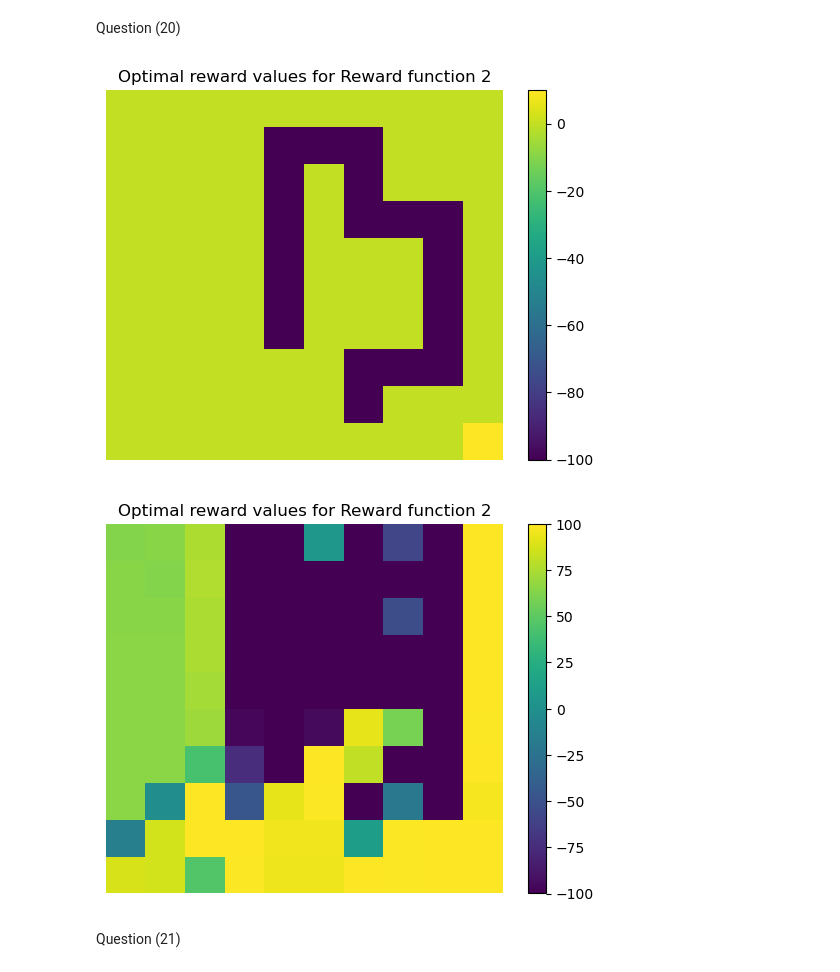
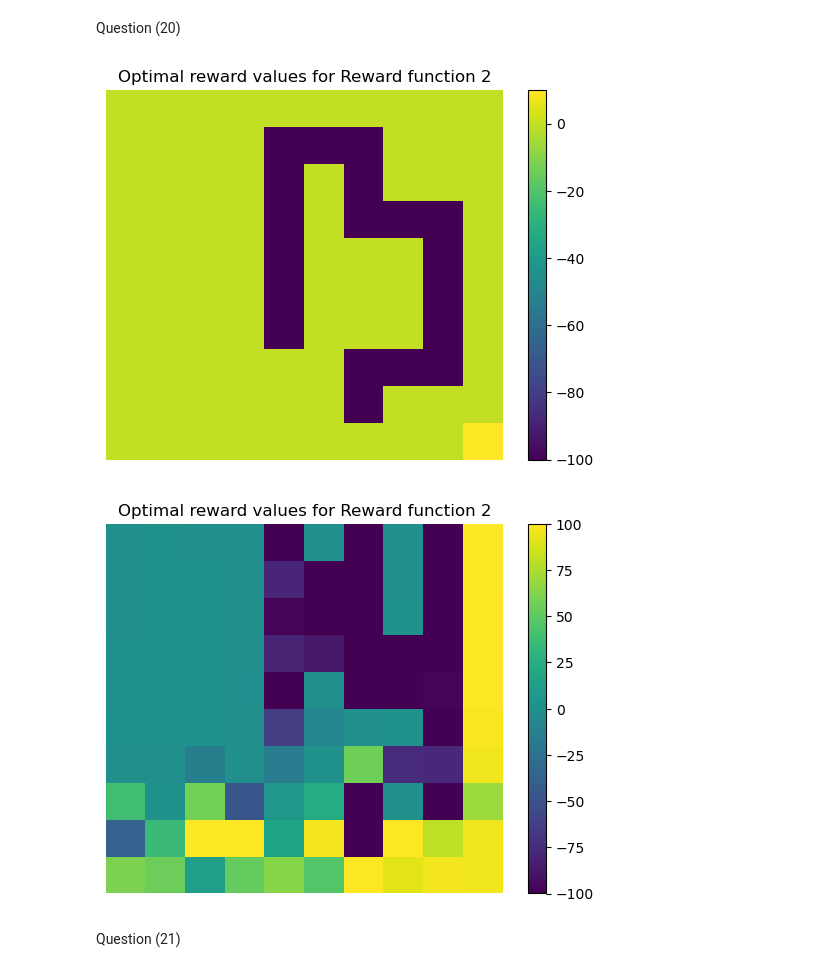
Before and after one commit to hershey890/ece232e, a Jupyter notebook: ece232proj3.ipynb, the cells around one changed output. Cells and saved outputs as stored; diff of their text form; code cells hidden in the pictures.

```diff
--- a/ece232proj3.ipynb
+++ b/ece232proj3.ipynb
@@ -201,15 +194,19 @@ Max accuracy: 0.65, lambda: 0.0
 # %% [markdown]
 Question (20)
 # %%
+importlib.reload(proj3_agent)
+from proj3_agent import Agent
+
 gw = Gridworld(grid_size=10, wind=0.1, discount=0.8, reward_function=2)
 agent = Agent(gw)
-agent.run_irl(max_lambda_2)
+# agent.run_irl(max_lambda_2)
+agent.run_irl(0.6)
 agent.plot_reward_heatmap('original')
 plt.show()
 agent.plot_reward_heatmap('irl')
 # %% [output]
 [figure]
-[figure, old version]
+[figure, new version]
 # %% [markdown]
 Question (21)
 # %%
```
Also changed, not shown: parts of 14 cells of this notebook, 1 other file.
